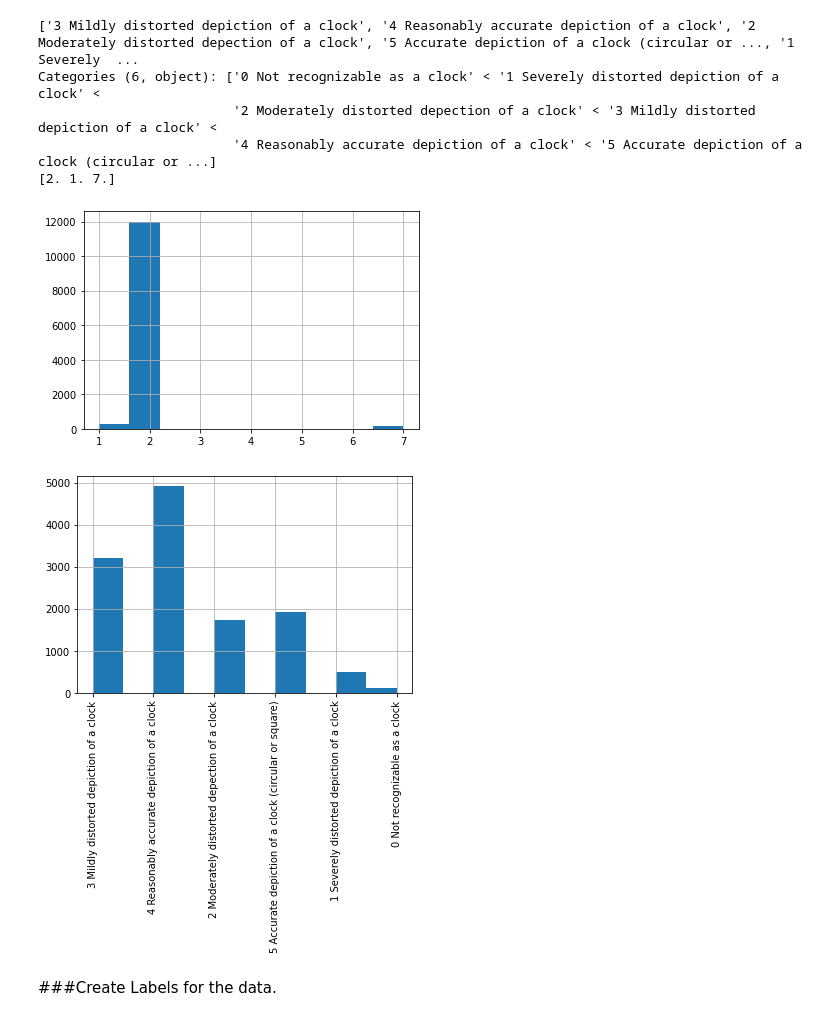
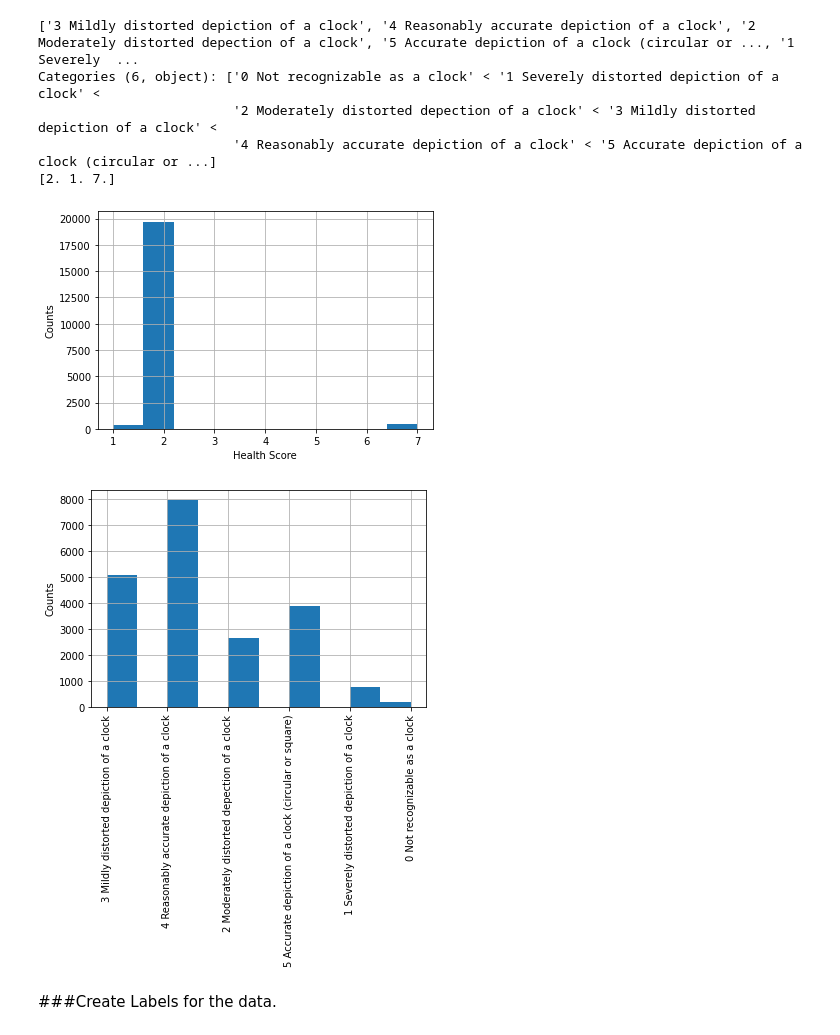
Before and after one commit to ian-byrne/MADSmilestone2, a Jupyter notebook: SIADS695_clock_image.ipynb, the cells around one changed output. Drawn from its saved outputs; the diff is of its cells as text; code cells hidden in the pictures.

```diff
--- a/SIADS695_clock_image.ipynb
+++ b/SIADS695_clock_image.ipynb
@@ -37,7 +57,7 @@ def load_data():
   cg1dclkdraw: score of drawing
   spid: Subject ID, number maps to number in image file names"""
 
-  values = [1,2]#, 3, 4, 5, 6, 7, 8, 9, 10]
+  values = [1,2, 3, 4]#, 5, 6, 7, 8, 9, 10]
   round_data = pd.DataFrame()
 
   for val in values:
@@ -126,13 +131,16 @@ Categories (6, object): ['0 Not recognizable as a clock' < '1 Severely distorted
 # %%
 # Check balance of dataset
 a = rounds_clean.hc1disescn9.hist()
+plt.xlabel("Health Score")
+plt.ylabel("Counts")
 plt.show(a)
 b = rounds_clean.cg1dclkdraw.hist()
 b.tick_params(axis='x', labelrotation = 90)
+plt.ylabel("Counts")
 plt.show(b)
 # %% [output]
-[figure, old version]
+[figure, new version]
-[figure, old version]
+[figure, new version]
 # %% [markdown]
 ###Create Labels for the data.
 # %%
```
Also changed, not shown: parts of 19 cells of this notebook.
